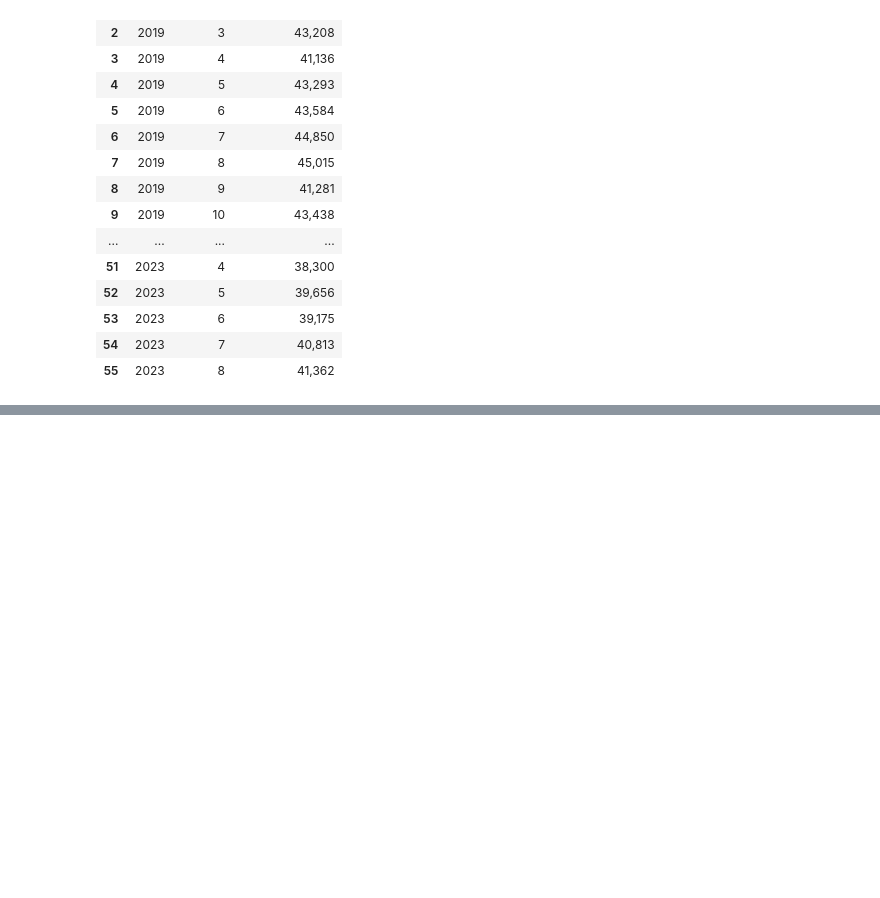
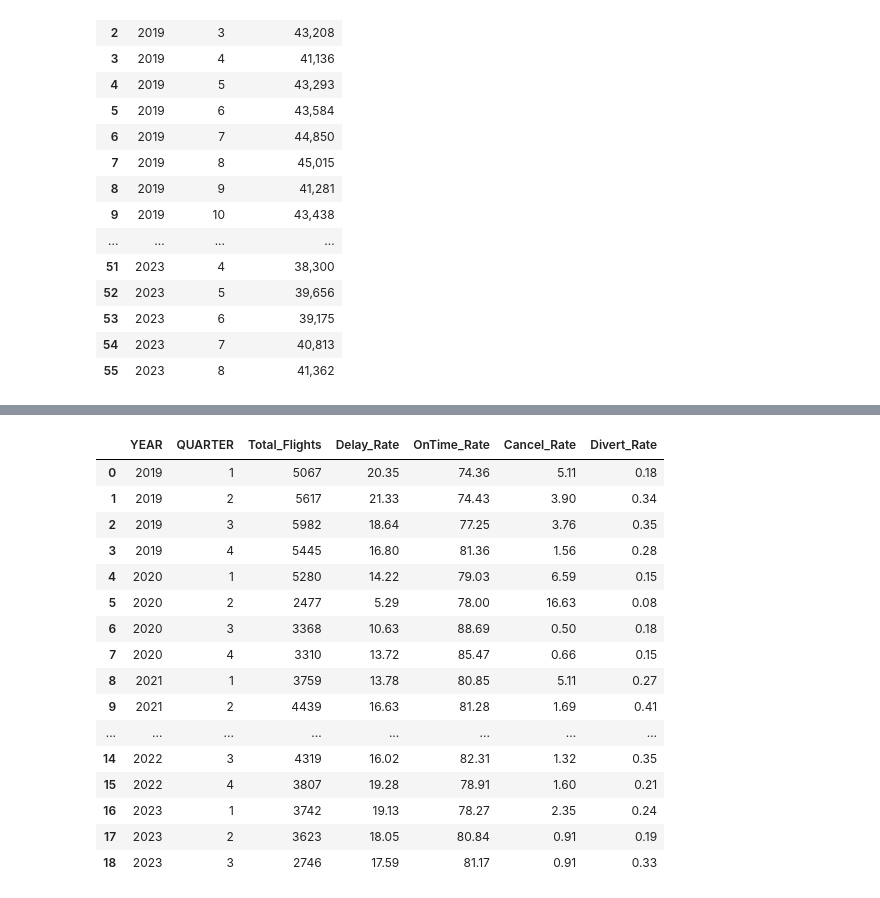
Before and after one commit to nguyenminhthuy/flight-delay-analysis-py, a Jupyter notebook: SQL_Reference.ipynb, the cells around one changed output, grey strips where cells are left out. Cells and saved outputs as stored; diff of their text form; code cells hidden in the pictures; blank space fills up the shorter version.

```diff
--- a/SQL_Reference.ipynb
+++ b/SQL_Reference.ipynb
@@ -168,0 +211,48 @@ result_6
+# %%
+query_7 = """
+SELECT
+    YEAR, QUARTER,
+    COUNT(*) AS Total_Flights,
+
+    -- Delayed Rate: ARR_DELAY > 15
+    ROUND(100.0 * SUM(CASE WHEN ARR_DELAY > 15 THEN 1 ELSE 0 END)
+          / COUNT(*), 2) AS Delay_Rate,
+
+    -- On-Time Rate: ARR_DELAY <= 15
+    ROUND(100.0 * SUM(CASE WHEN ARR_DELAY <= 15 THEN 1 ELSE 0 END)
+          / COUNT(*), 2) AS OnTime_Rate,
+
+    -- Cancel Rate
+    ROUND(100.0 * SUM(CASE WHEN CANCELLED = 1 THEN 1 ELSE 0 END)
+          / COUNT(*), 2) AS Cancel_Rate,
+
+    -- Divert Rate
+    ROUND(100.0 * SUM(CASE WHEN DIVERTED = 1 THEN 1 ELSE 0 END)
+          / COUNT(*), 2) AS Divert_Rate
+
+FROM flights
+WHERE AIRLINE = 'Envoy Air'          -- 🔹 đổi tên hãng ở đây
+GROUP BY YEAR, QUARTER
+ORDER BY YEAR, QUARTER;
+
+"""
+result_7 = pd.read_sql(query_7, conn)
+result_7
+# %% [output]
+|  | YEAR | QUARTER | Total_Flights | Delay_Rate | OnTime_Rate | Cancel_Rate | Divert_Rate |
+| 0 | 2019 | 1 | 5067 | 20.35 | 74.36 | 5.11 | 0.18 |
+| 1 | 2019 | 2 | 5617 | 21.33 | 74.43 | 3.90 | 0.34 |
+| 2 | 2019 | 3 | 5982 | 18.64 | 77.25 | 3.76 | 0.35 |
+| 3 | 2019 | 4 | 5445 | 16.80 | 81.36 | 1.56 | 0.28 |
+| 4 | 2020 | 1 | 5280 | 14.22 | 79.03 | 6.59 | 0.15 |
+| 5 | 2020 | 2 | 2477 | 5.29 | 78.00 | 16.63 | 0.08 |
+| 6 | 2020 | 3 | 3368 | 10.63 | 88.69 | 0.50 | 0.18 |
+| 7 | 2020 | 4 | 3310 | 13.72 | 85.47 | 0.66 | 0.15 |
+| 8 | 2021 | 1 | 3759 | 13.78 | 80.85 | 5.11 | 0.27 |
+| 9 | 2021 | 2 | 4439 | 16.63 | 81.28 | 1.69 | 0.41 |
+| ... | ... | ... | ... | ... | ... | ... | ... |
+| 14 | 2022 | 3 | 4319 | 16.02 | 82.31 | 1.32 | 0.35 |
+| 15 | 2022 | 4 | 3807 | 19.28 | 78.91 | 1.60 | 0.21 |
+| 16 | 2023 | 1 | 3742 | 19.13 | 78.27 | 2.35 | 0.24 |
+| 17 | 2023 | 2 | 3623 | 18.05 | 80.84 | 0.91 | 0.19 |
+| 18 | 2023 | 3 | 2746 | 17.59 | 81.17 | 0.91 | 0.33 |
```
Also changed, not shown: parts of 2 cells of this notebook, 1 other file.
